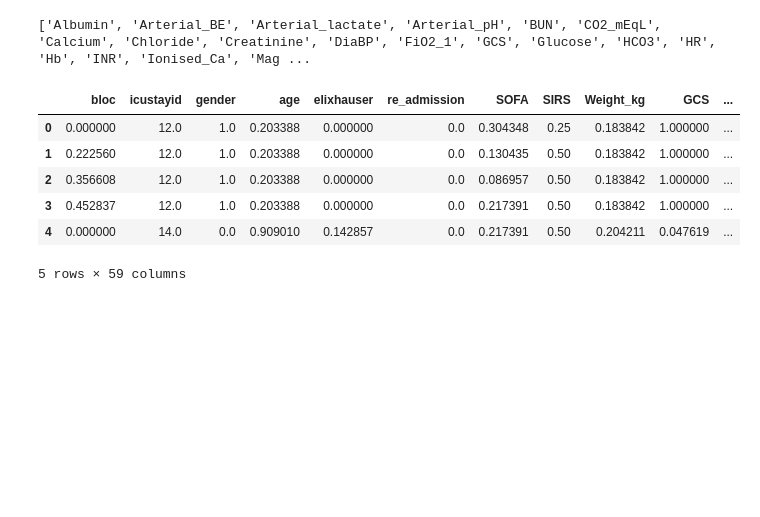
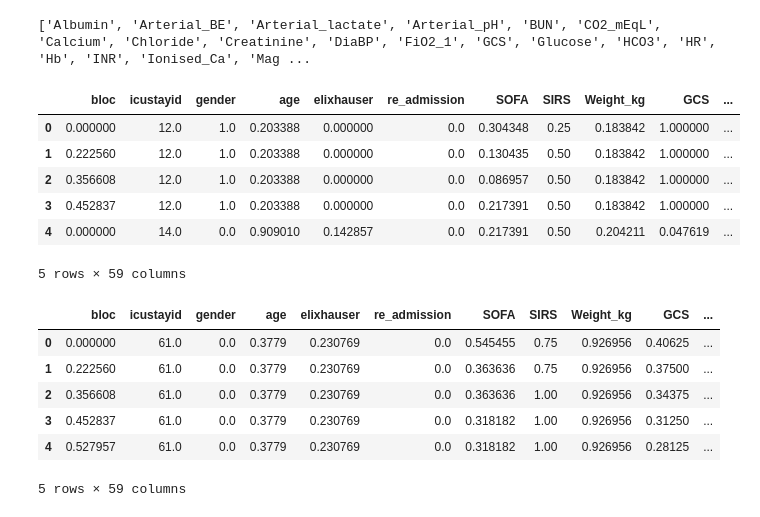
Before and after one commit to wihl/cs282-f17-xuefeng-yi-david, a Jupyter notebook: code/Encoder/SparseAutoencoder.ipynb, the cells around one changed output. Drawn from its saved outputs; the diff is of its cells as text; code cells hidden in the pictures; blank space fills up the shorter version.

```diff
--- a/code/Encoder/SparseAutoencoder.ipynb
+++ b/code/Encoder/SparseAutoencoder.ipynb
@@ -34,6 +36,18 @@ train_df.head()
 5 rows × 59 columns
 # %%
 keys = train_df.keys()
+# %%
+test_df = pd.read_csv('../../data/test_scaled.csv')
+# %%
+test_df.head()
+# %% [output]
+|  | bloc | icustayid | gender | age | elixhauser | re_admission | SOFA | SIRS | Weight_kg | GCS | ... |
+| 0 | 0.000000 | 61.0 | 0.0 | 0.3779 | 0.230769 | 0.0 | 0.545455 | 0.75 | 0.926956 | 0.40625 | ... |
+| 1 | 0.222560 | 61.0 | 0.0 | 0.3779 | 0.230769 | 0.0 | 0.363636 | 0.75 | 0.926956 | 0.37500 | ... |
+| 2 | 0.356608 | 61.0 | 0.0 | 0.3779 | 0.230769 | 0.0 | 0.363636 | 1.00 | 0.926956 | 0.34375 | ... |
+| 3 | 0.452837 | 61.0 | 0.0 | 0.3779 | 0.230769 | 0.0 | 0.318182 | 1.00 | 0.926956 | 0.31250 | ... |
+| 4 | 0.527957 | 61.0 | 0.0 | 0.3779 | 0.230769 | 0.0 | 0.318182 | 1.00 | 0.926956 | 0.28125 | ... |
+5 rows × 59 columns
 # %%
 X_train, X_val, _, _ = train_test_split(train_df, train_df, test_size=0.2, random_state=42)
 # %%
```
Also changed, not shown: parts of 7 cells of this notebook, 1 other file.
